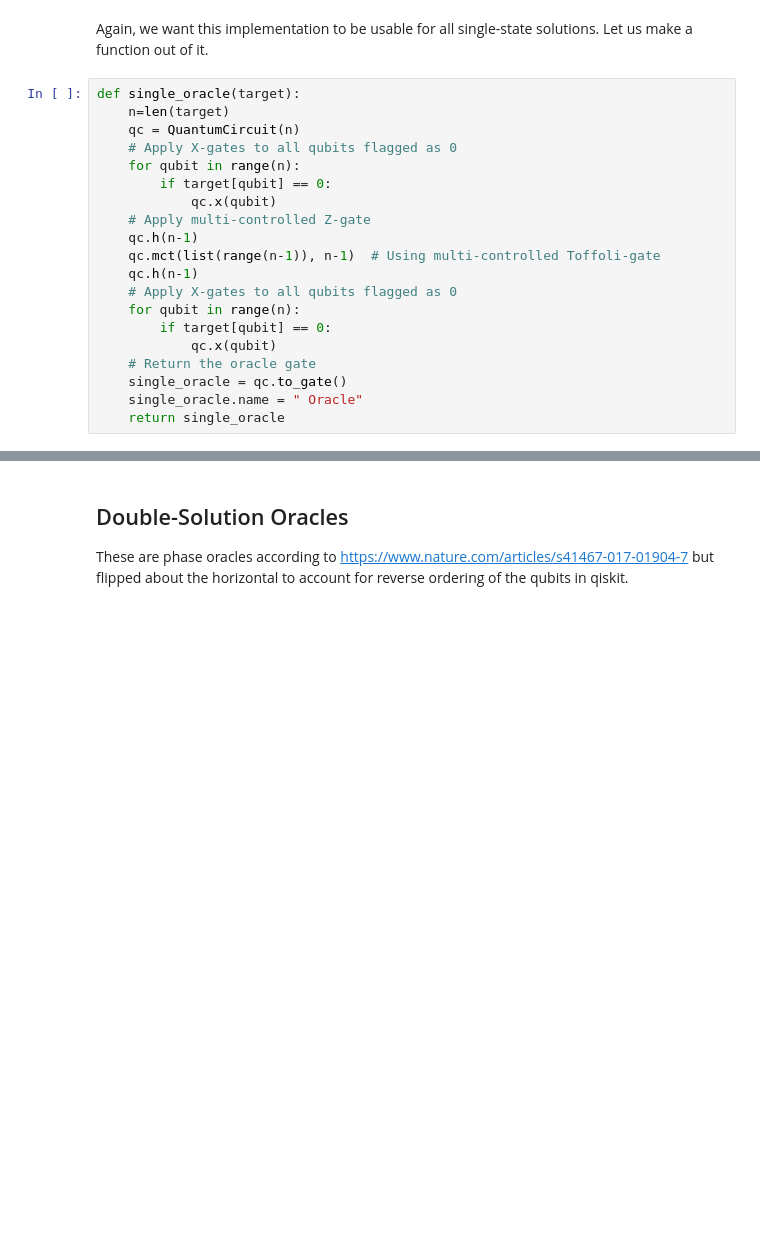
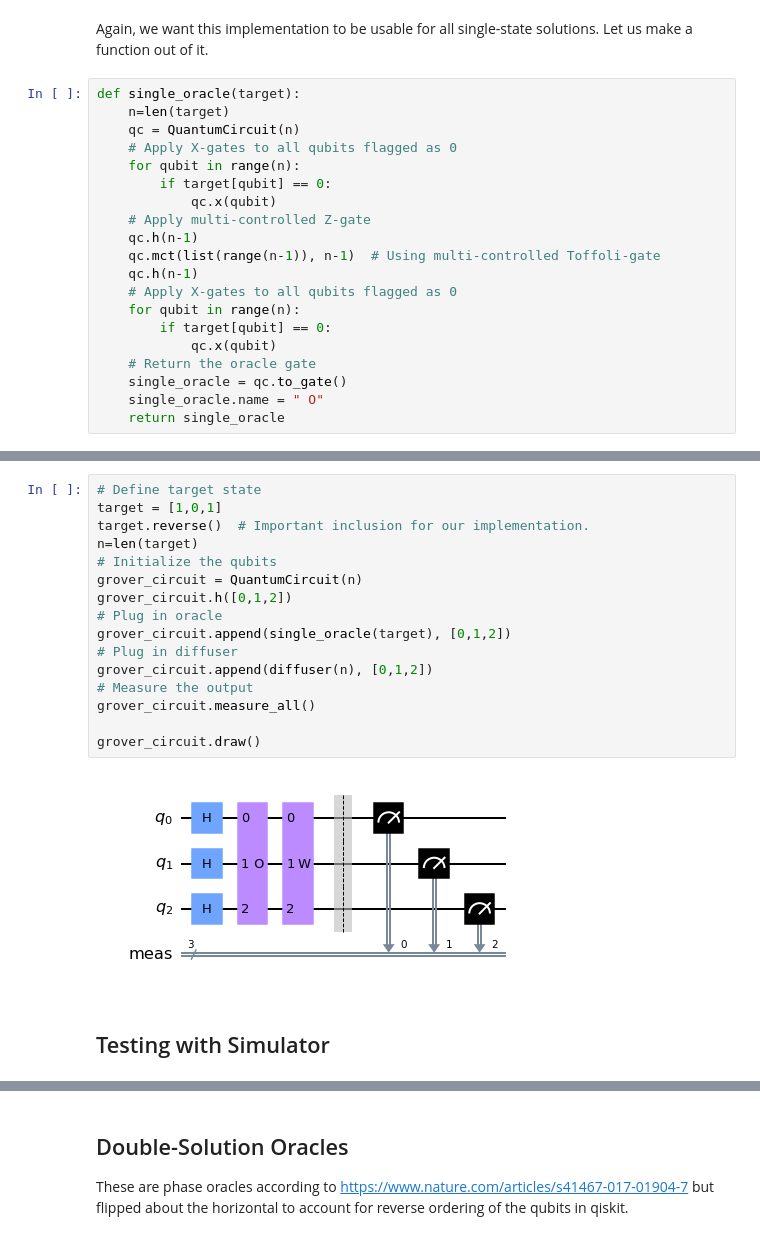
Before and after one commit to AaroLankinen/3-Qubit-Grover-Search-for-8-Numbers, a Jupyter notebook: 3 Qubit Grover Search for 8 Numbers.ipynb, the cells around one changed output, grey strips where cells are left out. Cells and saved outputs as stored; diff of their text form; blank space fills up the shorter version.

```diff
--- a/3 Qubit Grover Search for 8 Numbers.ipynb
+++ b/3 Qubit Grover Search for 8 Numbers.ipynb
@@ -165,5 +169,5 @@ def single_oracle(target):
             qc.x(qubit)
     # Return the oracle gate
     single_oracle = qc.to_gate()
-    single_oracle.name = " Oracle"
+    single_oracle.name = " O"
     return single_oracle
@@ -169,0 +177,20 @@ def single_oracle(target):
+# %%
+# Define target state
+target = [1,0,1]
+target.reverse()  # Important inclusion for our implementation.
+n=len(target)
+# Initialize the qubits
+grover_circuit = QuantumCircuit(n)
+grover_circuit.h([0,1,2])
+# Plug in oracle
+grover_circuit.append(single_oracle(target), [0,1,2])
+# Plug in diffuser
+grover_circuit.append(diffuser(n), [0,1,2])
+# Measure the output
+grover_circuit.measure_all()
+
+grover_circuit.draw()
+# %% [output]
+[figure, added]
+# %% [markdown]
+## Testing with Simulator
```
Also changed, not shown: parts of 15 cells of this notebook.
